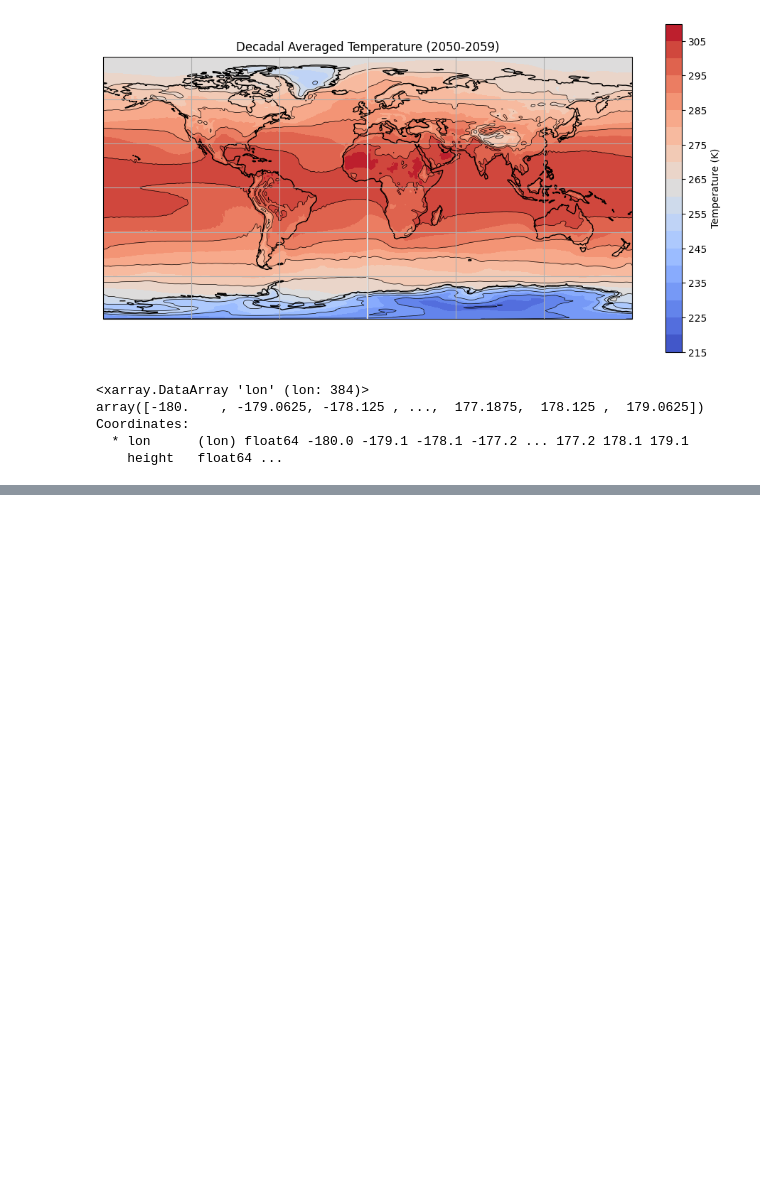
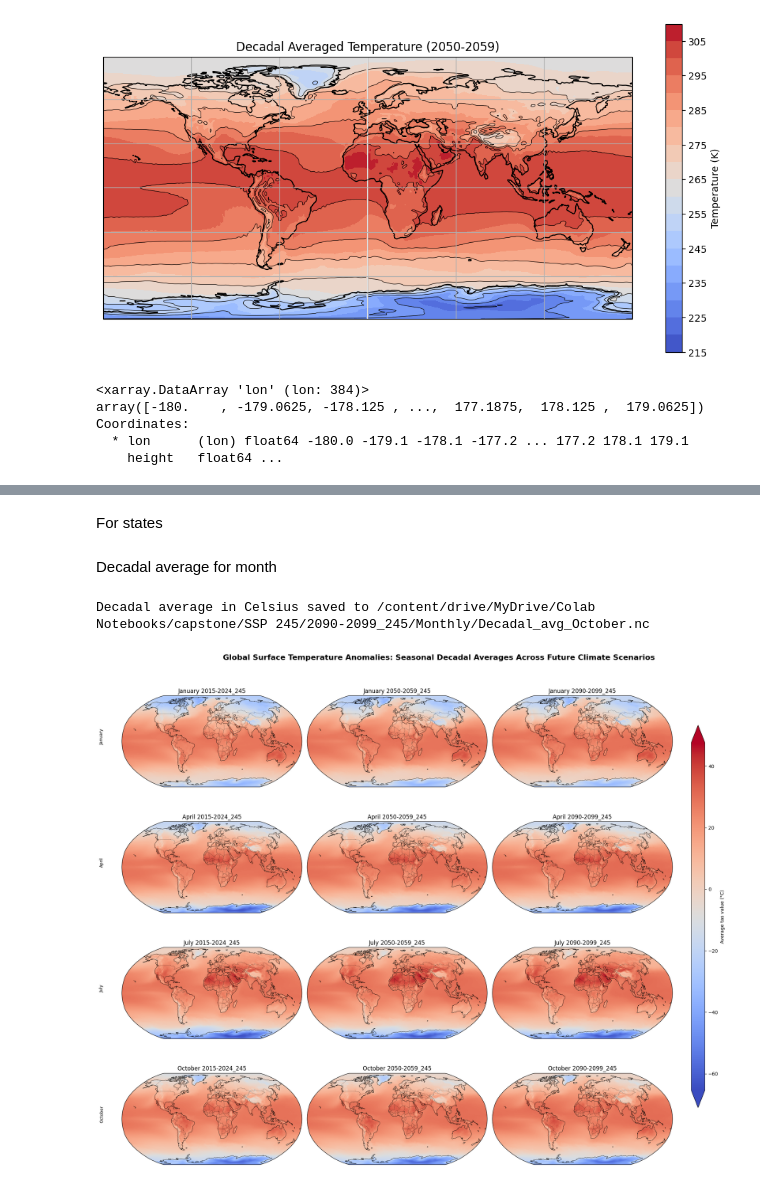
Before and after one commit to BOKKISAMLOKESH/Capstone, a Jupyter notebook: SSP 245_Analysis.ipynb, the cells around one changed output, grey strips where cells are left out. Cells and saved outputs as stored; diff of their text form; code cells hidden in the pictures; blank space fills up the shorter version.

```diff
--- a/SSP 245_Analysis.ipynb
+++ b/SSP 245_Analysis.ipynb
@@ -347,0 +475,2 @@ Output hidden; open in https://colab.research.google.com to view.
+# %% [markdown]
+For states
@@ -347,0 +699,74 @@ Output hidden; open in https://colab.research.google.com to view.
+# %% [markdown]
+Decadal average for month
+# %%
+import xarray as xr
+
+file_paths = [f'/content/drive/MyDrive/Colab Notebooks/capstone/SSP 245/2090-2099_245/tas_day_AWI-CM-1-1-MR_ssp245_r1i1p1f1_gn_{year}0101-{year}1231.nc' for year in range(2090, 2100)]
+
+january_datasets = []
+for file_path in file_paths:
+    ds = xr.open_dataset(file_path)
+    january_data = ds.sel(time=ds['time'].dt.month == 10)
+    january_datasets.append(january_data)
+all_january_data = xr.concat(january_datasets, dim='time')
+
+decadal_january_average_kelvin = all_january_data['tas'].mean(dim='time')
+
+decadal_january_average_celsius = decadal_january_average_kelvin - 273.15
+
+output_file_path = '/content/drive/MyDrive/Colab Notebooks/capstone/SSP 245/2090-2099_245/Monthly/Decadal_avg_October.nc'
+decadal_january_average_celsius.to_netcdf(output_file_path)
+# %% [output]
+Decadal average in Celsius saved to /content/drive/MyDrive/Colab Notebooks/capstone/SSP 245/2090-2099_245/Monthly/Decadal_avg_October.nc
+# %%
+import xarray as xr
+import matplotlib.pyplot as plt
+import cartopy.crs as ccrs
+import cartopy.feature as cfeature
+
+def plot_decadal_average(ax, data, month, decade, vmin, vmax, cmap='coolwarm'):
+    ax.add_feature(cfeature.COASTLINE, linewidth=0.5)
+    ax.add_feature(cfeature.BORDERS, linestyle=':', linewidth=0.5)
+    img = data.plot(ax=ax, transform=ccrs.PlateCarree(),
+                    vmin=vmin, vmax=vmax, cmap=cmap, add_colorbar=False)
+    ax.set_title(f'{month} {decade}')
+    return img
+
+base_path = '/content/drive/MyDrive/Colab Notebooks/capstone/SSP 245/'
+months = ['January', 'April', 'July', 'October']
+decades = ['2015-2024_245', '2050-2059_245', '2090-2099_245']
+decadal_avg_data = {}
+
+for month in months:
+    decadal_avg_data[month] = {}
+    for decade in decades:
+        file_path = f'{base_path}{decade}/Monthly/Decadal_avg_{month}.nc'
+        ds = xr.open_dataset(file_path)
+        decadal_avg_data[month][decade] = ds['tas']
+
+vmin = min(data.min().values for month in months for data in decadal_avg_data[month].values())
+vmax = max(data.max().values for month in months for data in decadal_avg_data[month].values())
+
+fig, axs = plt.subplots(4, 3, figsize=(20, 16), subplot_kw={'projection': ccrs.Robinson()})
+
+for i, month in enumerate(months):
+    for j, decade in enumerate(decades):
+        ax = axs[i, j]
+        img = plot_decadal_average(ax, decadal_avg_data[month][decade], month, decade, vmin, vmax)
+        if j == 0:
+            ax.text(-0.1, 0.55, month, va='bottom', ha='center',
+                    rotation='vertical', rotation_mode='anchor',
+                    transform=ax.transAxes, fontsize=9)
+
+
+fig.subplots_adjust(right=0.85)
+cbar_ax = fig.add_axes([0.87, 0.15, 0.02, 0.7])
+cbar = fig.colorbar(img, cax=cbar_ax, extend='both')
+cbar.set_label('Average tas value (°C)')
+
+plt.tight_layout(rect=[0, 0, 0.85, 0.95])
+
+plt.suptitle('Global Surface Temperature Anomalies: Seasonal Decadal Averages Across Future Climate Scenarios', fontsize=16, weight='bold')
+plt.show()
+# %% [output]
+[figure, added]
```
Also changed, not shown: parts of 11 cells of this notebook, 19 other files.
